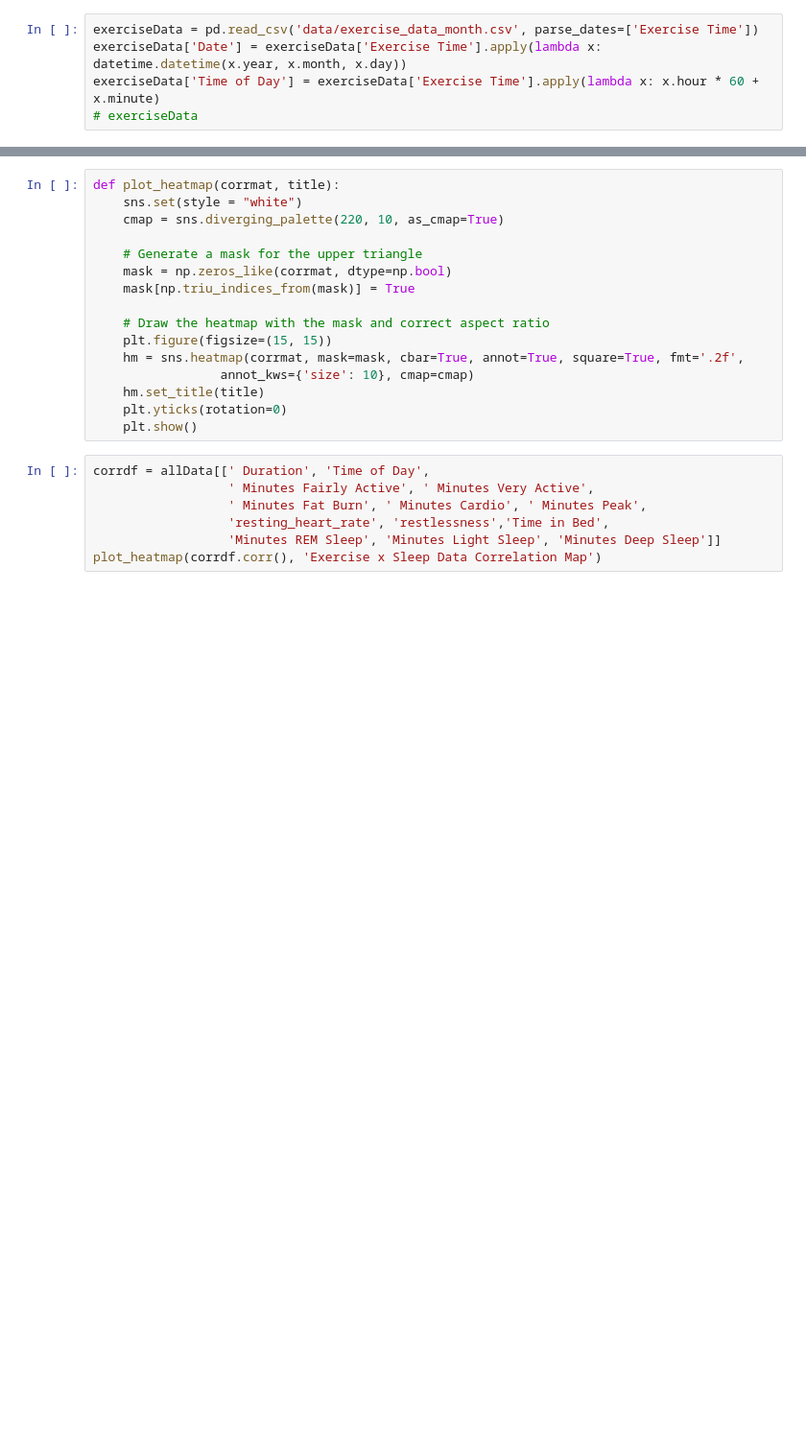
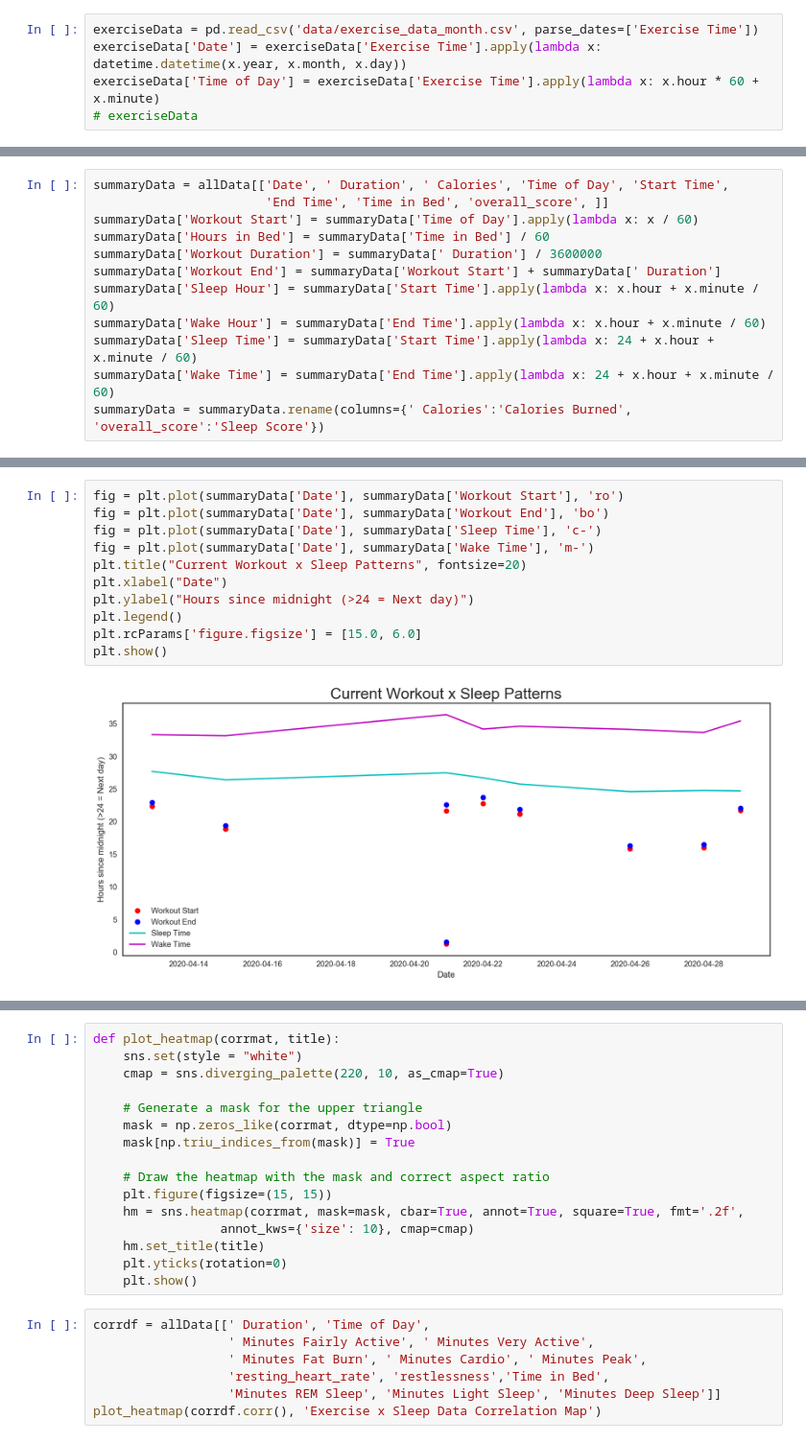
Before and after one commit to mliu356/fitbit-sleep-analyzer, a Jupyter notebook: fitbit-intraday-analysis.ipynb, the cells around one changed output, grey strips where cells are left out. Shown at 96% size. Cells and saved outputs as stored; diff of their text form; blank space fills up the shorter version.

```diff
--- a/fitbit-intraday-analysis.ipynb
+++ b/fitbit-intraday-analysis.ipynb
@@ -153,0 +138,12 @@ plt.show()
+# %%
+summaryData = allData[['Date', ' Duration', ' Calories', 'Time of Day', 'Start Time',
+                       'End Time', 'Time in Bed', 'overall_score', ]]
+summaryData['Workout Start'] = summaryData['Time of Day'].apply(lambda x: x / 60)
+summaryData['Hours in Bed'] = summaryData['Time in Bed'] / 60
+summaryData['Workout Duration'] = summaryData[' Duration'] / 3600000
+summaryData['Workout End'] = summaryData['Workout Start'] + summaryData[' Duration']
+summaryData['Sleep Hour'] = summaryData['Start Time'].apply(lambda x: x.hour + x.minute / 60)
+summaryData['Wake Hour'] = summaryData['End Time'].apply(lambda x: x.hour + x.minute / 60)
+summaryData['Sleep Time'] = summaryData['Start Time'].apply(lambda x: 24 + x.hour + x.minute / 60)
+summaryData['Wake Time'] = summaryData['End Time'].apply(lambda x: 24 + x.hour + x.minute / 60)
+summaryData = summaryData.rename(columns={' Calories':'Calories Burned', 'overall_score':'Sleep Score'})
@@ -153,0 +164,13 @@ plt.show()
+# %%
+fig = plt.plot(summaryData['Date'], summaryData['Workout Start'], 'ro')
+fig = plt.plot(summaryData['Date'], summaryData['Workout End'], 'bo')
+fig = plt.plot(summaryData['Date'], summaryData['Sleep Time'], 'c-')
+fig = plt.plot(summaryData['Date'], summaryData['Wake Time'], 'm-')
+plt.title("Current Workout x Sleep Patterns", fontsize=20)
+plt.xlabel("Date")
+plt.ylabel("Hours since midnight (>24 = Next day)")
+plt.legend()
+plt.rcParams['figure.figsize'] = [15.0, 6.0]
+plt.show()
+# %% [output]
+[figure, added]
```
Also changed, not shown: parts of 27 cells of this notebook, 1 other file.
